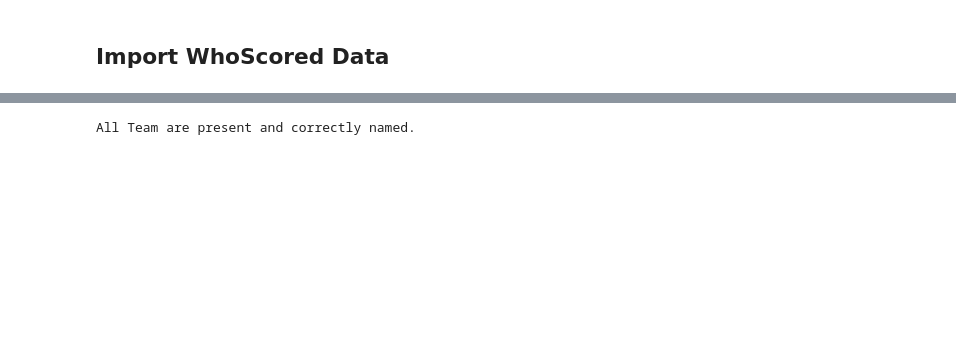
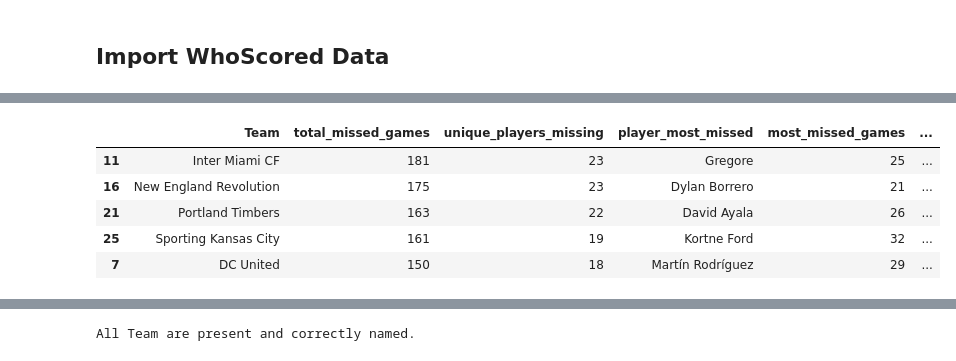
Before and after one commit to akyuzdilhan/FootballDataLab, a Jupyter notebook: DataPreparation.ipynb, the cells around one changed output, grey strips where cells are left out. Drawn from its saved outputs; the diff is of its cells as text; code cells hidden in the pictures; blank space fills up the shorter version.

```diff
--- a/DataPreparation.ipynb
+++ b/DataPreparation.ipynb
@@ -609,0 +639,9 @@ total_missed_by_club.head()
+# %%
+total_missed_by_club.sort_values(by='total_missed_games', ascending=False).head()
+# %% [output]
+|  | Team | total_missed_games | unique_players_missing | player_most_missed | most_missed_games | ... |
+| 11 | Inter Miami CF | 181 | 23 | Gregore | 25 | ... |
+| 16 | New England Revolution | 175 | 23 | Dylan Borrero | 21 | ... |
+| 21 | Portland Timbers | 163 | 22 | David Ayala | 26 | ... |
+| 25 | Sporting Kansas City | 161 | 19 | Kortne Ford | 32 | ... |
+| 7 | DC United | 150 | 18 | Martín Rodríguez | 29 | ... |
```
Also changed, not shown: parts of 28 cells of this notebook, 9 other files.
